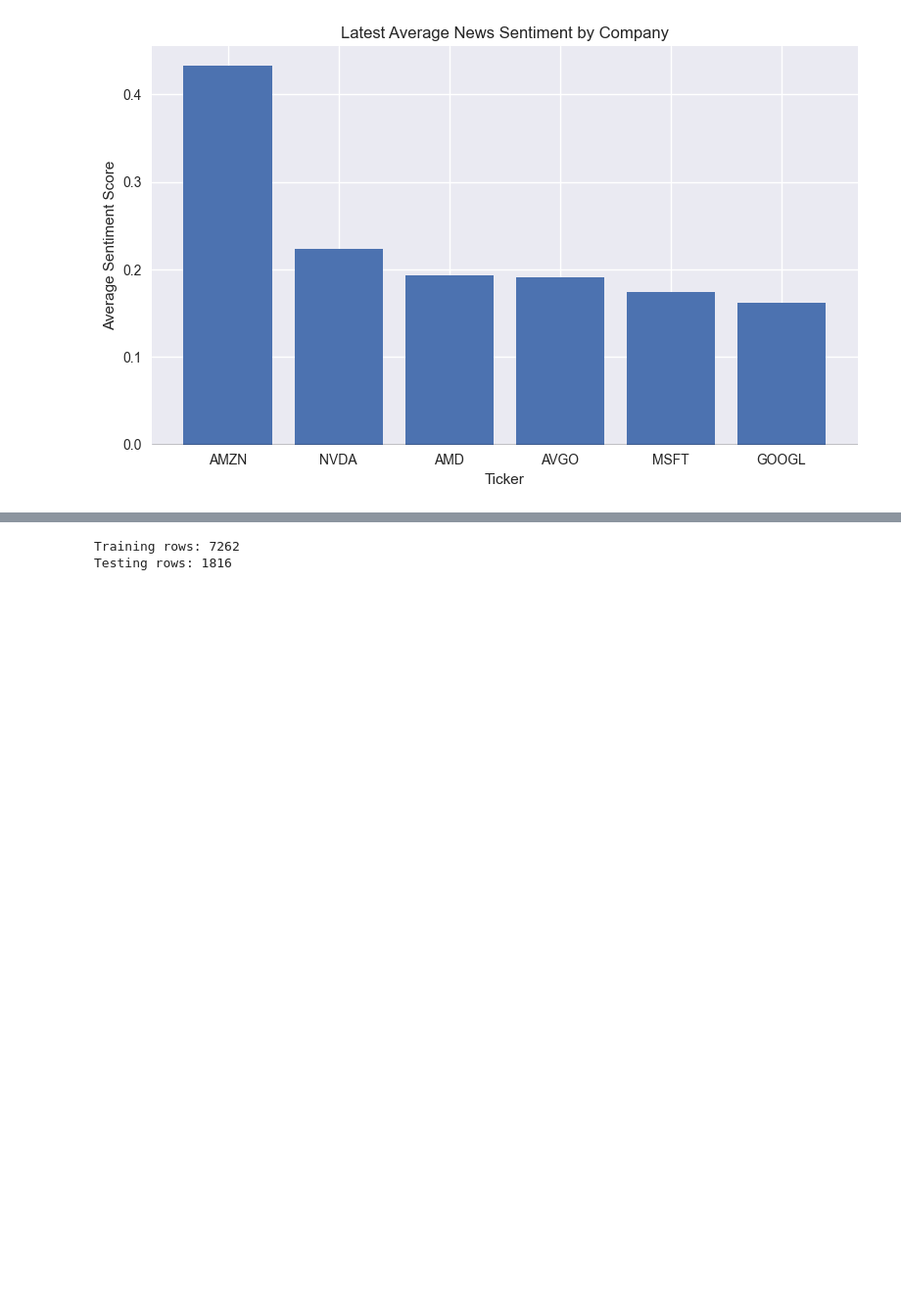
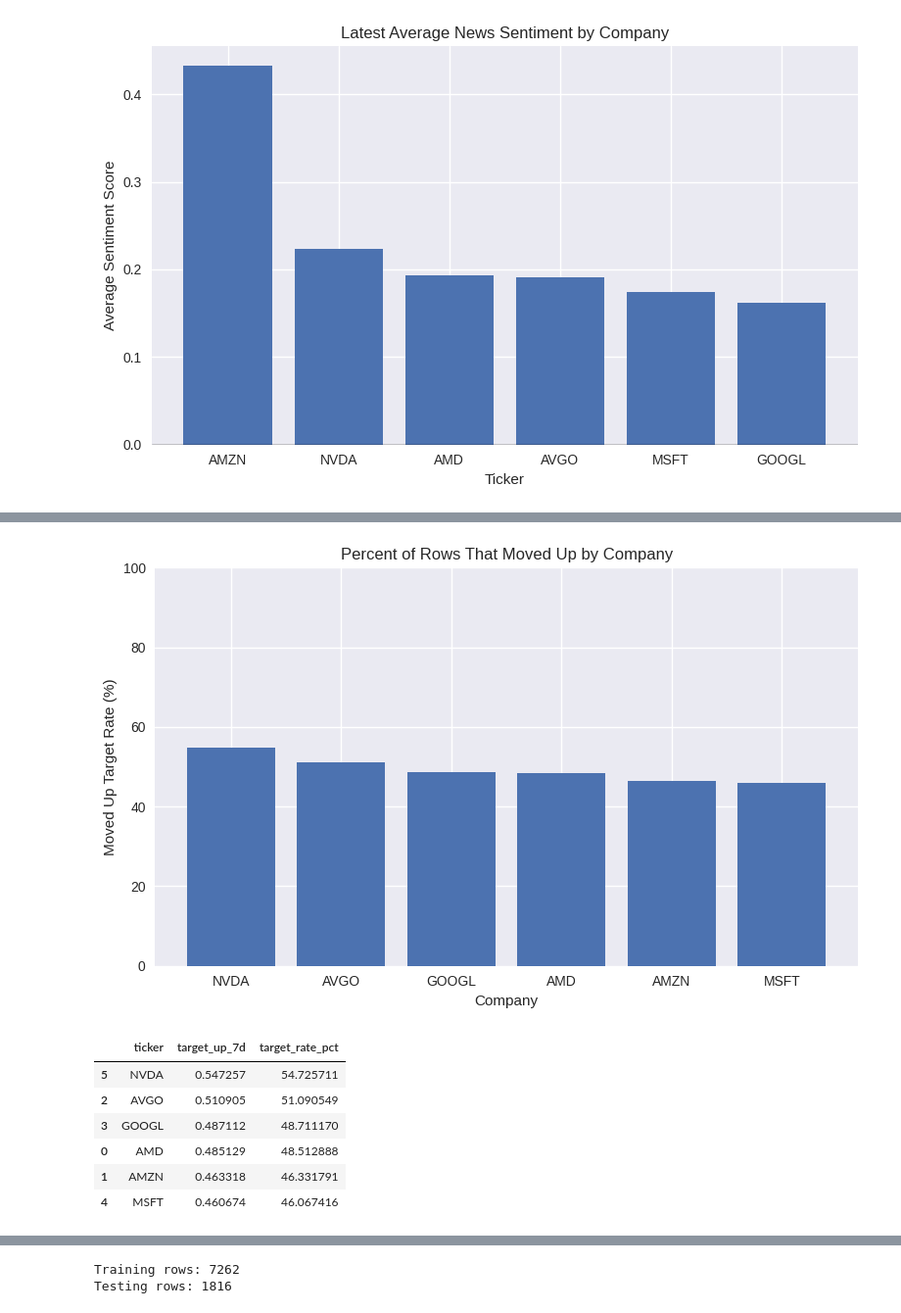
Before and after one commit to 4sciencee/MIS433-Final-Project, a Jupyter notebook: notebooks/AI_Investment_Signals.ipynb, the cells around one changed output, grey strips where cells are left out. Shown at 98% size. Saved outputs shown, nothing was run; the diff lists cells and outputs as text; code cells hidden in the pictures; blank space fills up the shorter version.

```diff
--- a/notebooks/AI_Investment_Signals.ipynb
+++ b/notebooks/AI_Investment_Signals.ipynb
@@ -470,0 +498,25 @@ Name: count, dtype: int64
+# %%
+target_by_company = training_df.groupby("ticker")[target_column].mean().reset_index()
+target_by_company["target_rate_pct"] = target_by_company[target_column] * 100
+target_by_company = target_by_company.sort_values("target_rate_pct", ascending=False)
+
+plt.figure(figsize=(8, 5))
+plt.bar(target_by_company["ticker"], target_by_company["target_rate_pct"])
+plt.title("Percent of Rows That Moved Up by Company")
+plt.xlabel("Company")
+plt.ylabel("Moved Up Target Rate (%)")
+plt.ylim(0, 100)
+plt.tight_layout()
+plt.savefig(CHARTS_DIR / "target_rate_by_company.png", dpi=300, bbox_inches="tight")
+plt.show()
+
+target_by_company
+# %% [output]
+[figure, added]
+|  | ticker | target_up_7d | target_rate_pct |
+| 5 | NVDA | 0.547257 | 54.725711 |
+| 2 | AVGO | 0.510905 | 51.090549 |
+| 3 | GOOGL | 0.487112 | 48.711170 |
+| 0 | AMD | 0.485129 | 48.512888 |
+| 1 | AMZN | 0.463318 | 46.331791 |
+| 4 | MSFT | 0.460674 | 46.067416 |
```
Also changed, not shown: parts of 26 cells of this notebook, 10 other files.
